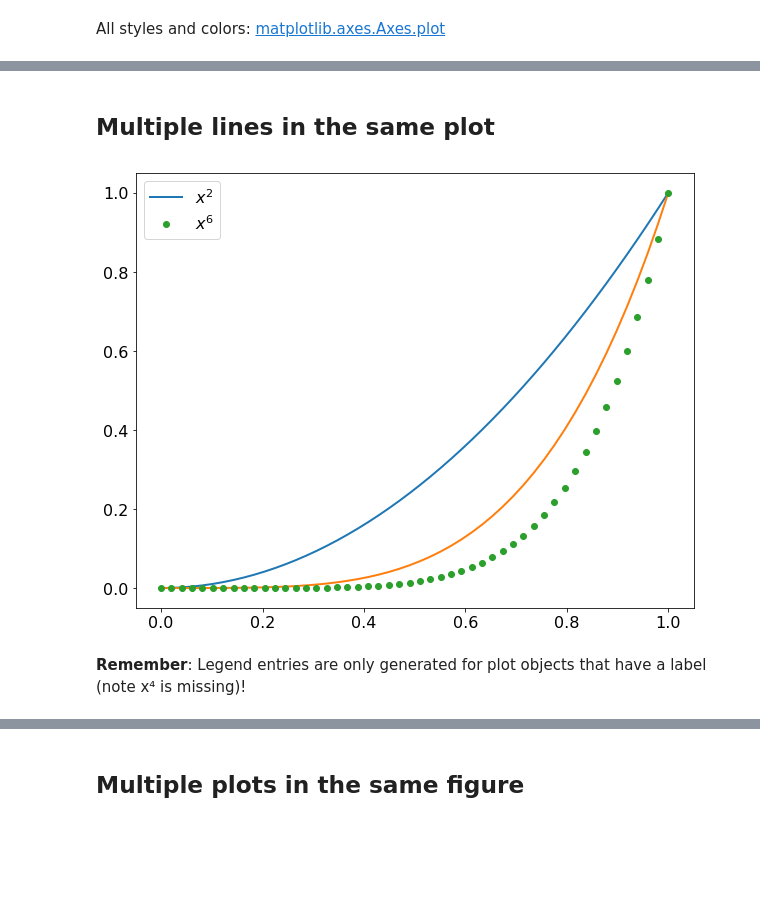
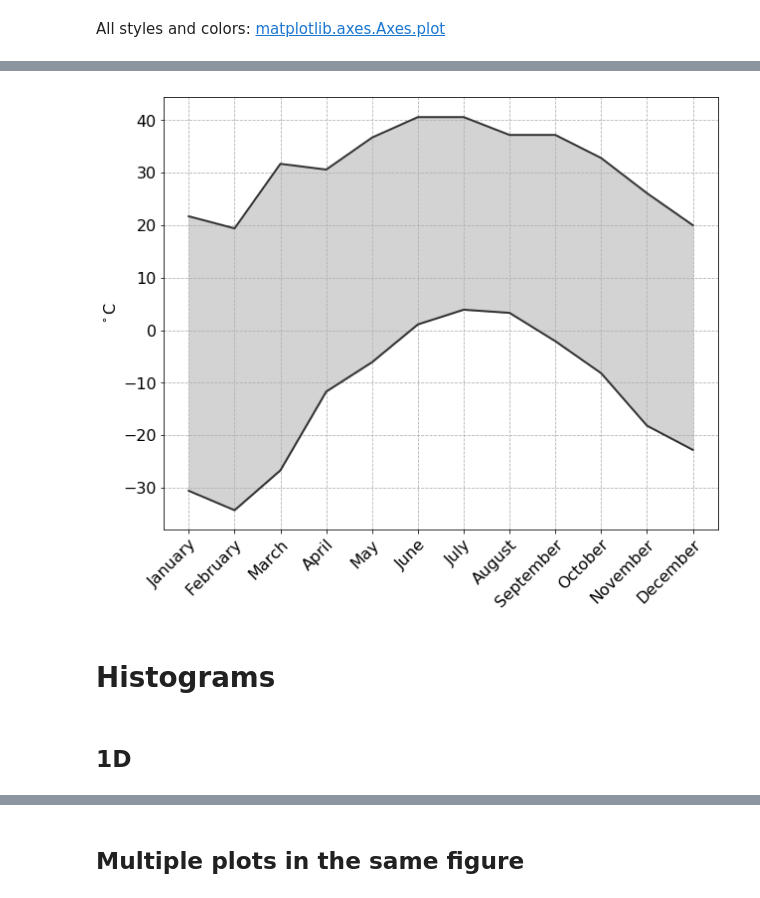
Before and after one commit to ftorradeflot/PythonMasterIFAE, a Jupyter notebook: matplotlib.ipynb, the cells around one changed output, grey strips where cells are left out. Saved outputs shown, nothing was run; the diff lists cells and outputs as text; code cells hidden in the pictures; blank space fills up the shorter version.

```diff
--- a/matplotlib.ipynb
+++ b/matplotlib.ipynb
@@ -258,15 +97,41 @@ plt.xticks(
-# %% [markdown]
-<a id=multiple_lines></a>
-## Multiple lines in the same plot
-# %%
-x = np.linspace(0, 1)
-
-plt.plot(x, x**2, label=r'$x^2$')
-plt.plot(x, x**4)
-plt.plot(x, x**6, 'o', label=r'$x^6$')
-
-plt.legend(loc='best');
-# %% [output]
-[figure, removed]
-# %% [markdown]
-**Remember**: Legend entries are only generated for plot objects that have a label (note x⁴ is missing)!
+# %%
+months = range(1, 13)
+min_temp = np.array([-30.6, -34.3, -26.7, -11.7, -6.1, 1.1, 3.9, 3.3, -2.1, -8.2, -18.2, -22.8])
+max_temp = np.array([21.7, 19.4, 31.7, 30.6, 36.7, 40.6, 40.6, 37.2, 37.2, 32.8, 26.1, 20.0])
+
+plt.plot(months, min_temp, c='0.2')
+plt.plot(months, max_temp, color='0.2')
+plt.ylabel('$^\circ$C')
+
+plt.fill_between(months, min_temp, max_temp, color='lightgray')
+plt.grid(linestyle='--')
+
+month_names = ['January',
+          'February',
+          'March',
+          'April',
+          'May',
+          'June',
+          'July',
+          'August',
+          'September',
+          'October',
+          'November',
+          'December']
+
+plt.xticks(
+    months,
+    month_names,
+    rotation=45,
+    rotation_mode='anchor',
+    horizontalalignment='right',  # or ha
+    verticalalignment='top',      # or va
+);
+# %% [output]
+[figure, added]
+# %% [markdown]
+<a id=histograms></a>
+# Histograms
+# %% [markdown]
+<a id=histogram_1d></a>
+## 1D
```
Also changed, not shown: parts of 39 cells of this notebook, 1 other file.
